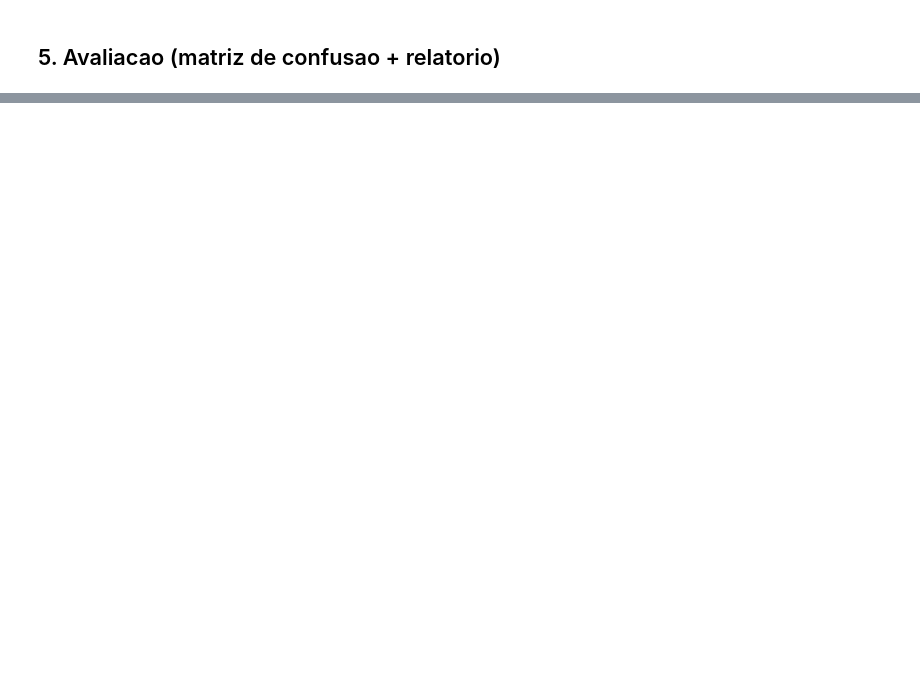
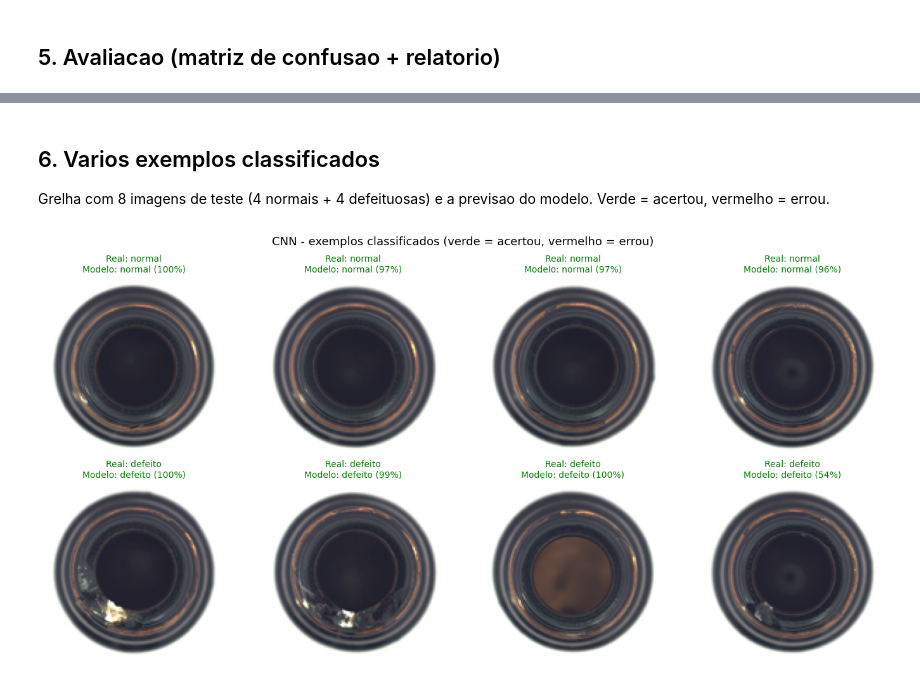
Before and after one commit to MariaJFFR/ProjetoVC, a Jupyter notebook: notebooks/03_classificador.ipynb, the cells around one changed output, grey strips where cells are left out. Saved outputs shown, nothing was run; the diff lists cells and outputs as text; code cells hidden in the pictures; blank space fills up the shorter version.

```diff
--- a/notebooks/03_classificador.ipynb
+++ b/notebooks/03_classificador.ipynb
@@ -185,0 +188,20 @@ weighted avg       0.94      0.93      0.93        88
+# %% [markdown]
+## 6. Varios exemplos classificados
+
+Grelha com 8 imagens de teste (4 normais + 4 defeituosas) e a previsao do modelo. Verde = acertou, vermelho = errou.
+# %%
+nomes = ['normal', 'defeito']
+idx = np.concatenate([np.where(y_test == 0)[0][:4], np.where(y_test == 1)[0][:4]])
+
+fig, axes = plt.subplots(2, 4, figsize=(14, 7))
+for ax, i in zip(axes.ravel(), idx):
+    prob = model.predict(x_test[i:i+1], verbose=0)[0]
+    ax.imshow(x_test[i]); ax.axis('off')
+    cor = 'green' if prob.argmax() == y_test[i] else 'red'
+    ax.set_title(f"Real: {nomes[y_test[i]]}\nModelo: {nomes[prob.argmax()]} ({prob.max()*100:.0f}%)", color=cor, fontsize=10)
+
+plt.suptitle("CNN - exemplos classificados (verde = acertou, vermelho = errou)", fontsize=13)
+plt.tight_layout()
+plt.show()
+# %% [output]
+[figure, added]
```
Also changed, not shown: parts of 2 cells of this notebook, 1 other file.
